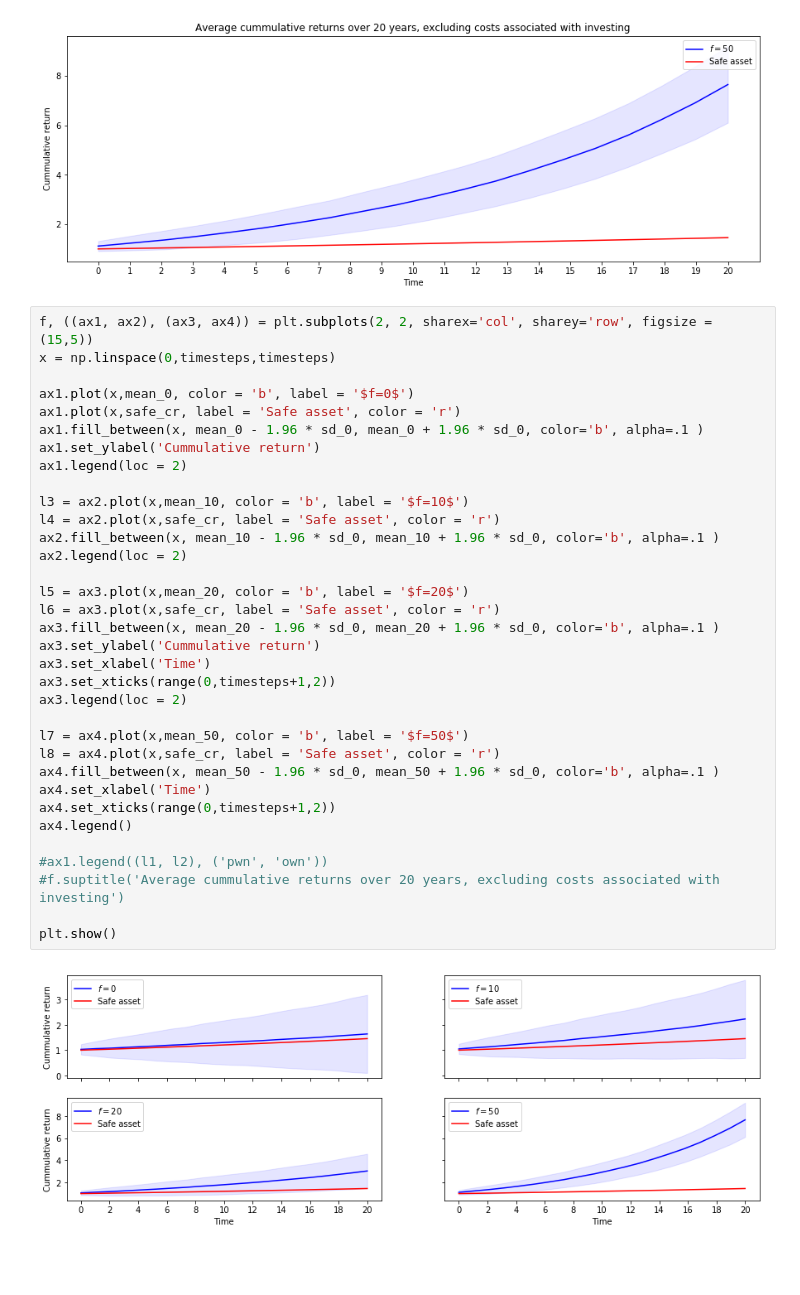
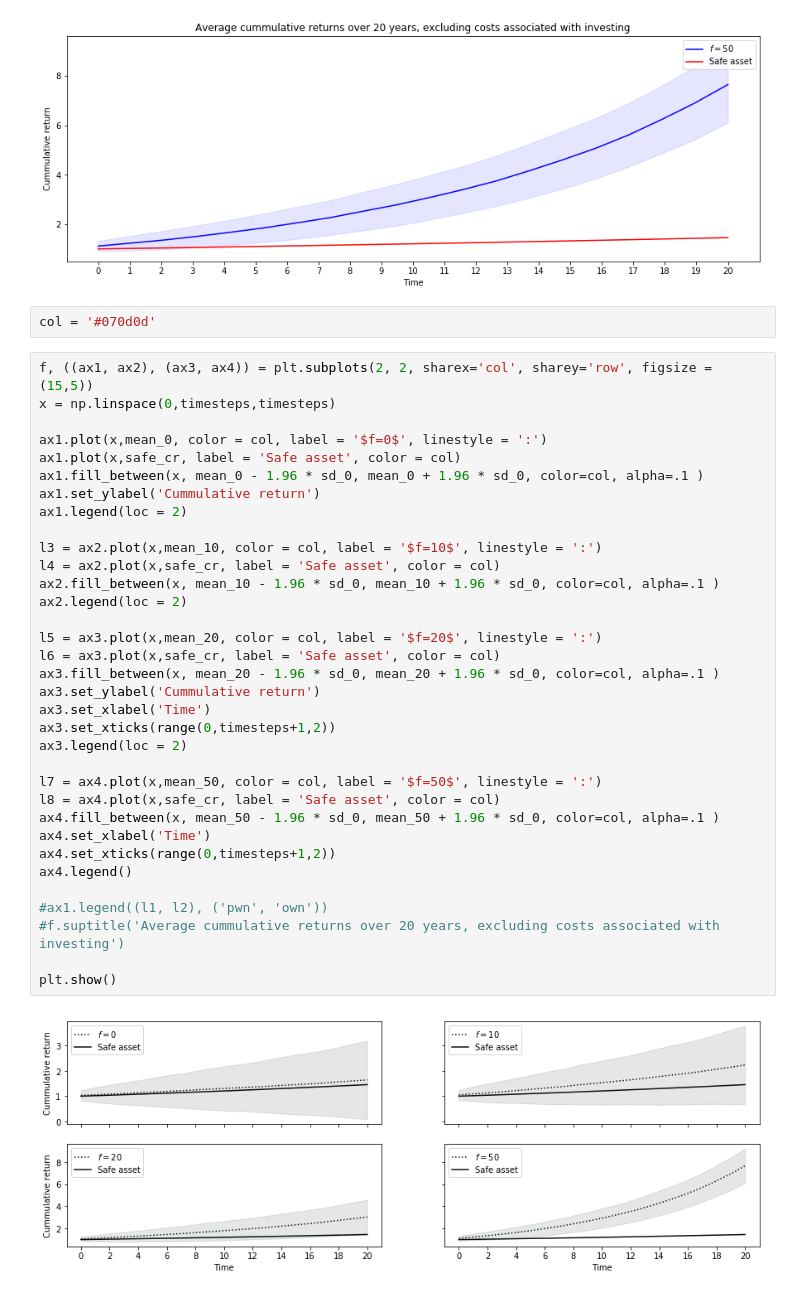
Before and after one commit to JakartaLaw/dypa_termpaper, a Jupyter notebook: src/Investigate_ReturnFunction.ipynb, the cells around one changed output. Saved outputs shown, nothing was run; the diff lists cells and outputs as text; blank space fills up the shorter version.

```diff
--- a/src/Investigate_ReturnFunction.ipynb
+++ b/src/Investigate_ReturnFunction.ipynb
@@ -151,39 +151,41 @@ plt.legend()
 plt.show()
 # %% [output]
 [figure]
+# %%
+col = '#070d0d'
 # %%
 f, ((ax1, ax2), (ax3, ax4)) = plt.subplots(2, 2, sharex='col', sharey='row', figsize = (15,5))
 x = np.linspace(0,timesteps,timesteps)
 
-ax1.plot(x,mean_0, color = 'b', label = '$f=0$')
-ax1.plot(x,safe_cr, label = 'Safe asset', color = 'r')
-ax1.fill_between(x, mean_0 - 1.96 * sd_0, mean_0 + 1.96 * sd_0, color='b', alpha=.1 )
+ax1.plot(x,mean_0, color = col, label = '$f=0$', linestyle = ':')
+ax1.plot(x,safe_cr, label = 'Safe asset', color = col)
+ax1.fill_between(x, mean_0 - 1.96 * sd_0, mean_0 + 1.96 * sd_0, color=col, alpha=.1 )
 ax1.set_ylabel('Cummulative return')
 ax1.legend(loc = 2)
 
-l3 = ax2.plot(x,mean_10, color = 'b', label = '$f=10$')
-l4 = ax2.plot(x,safe_cr, label = 'Safe asset', color = 'r')
-ax2.fill_between(x, mean_10 - 1.96 * sd_0, mean_10 + 1.96 * sd_0, color='b', alpha=.1 )
+l3 = ax2.plot(x,mean_10, color = col, label = '$f=10$', linestyle = ':')
+l4 = ax2.plot(x,safe_cr, label = 'Safe asset', color = col)
+ax2.fill_between(x, mean_10 - 1.96 * sd_0, mean_10 + 1.96 * sd_0, color=col, alpha=.1 )
 ax2.legend(loc = 2)
 
-l5 = ax3.plot(x,mean_20, color = 'b', label = '$f=20$')
-l6 = ax3.plot(x,safe_cr, label = 'Safe asset', color = 'r')
-ax3.fill_between(x, mean_20 - 1.96 * sd_0, mean_20 + 1.96 * sd_0, color='b', alpha=.1 )
+l5 = ax3.plot(x,mean_20, color = col, label = '$f=20$', linestyle = ':')
+l6 = ax3.plot(x,safe_cr, label = 'Safe asset', color = col)
+ax3.fill_between(x, mean_20 - 1.96 * sd_0, mean_20 + 1.96 * sd_0, color=col, alpha=.1 )
 ax3.set_ylabel('Cummulative return')
 ax3.set_xlabel('Time')
 ax3.set_xticks(range(0,timesteps+1,2))
 ax3.legend(loc = 2)
 
-l7 = ax4.plot(x,mean_50, color = 'b', label = '$f=50$')
-l8 = ax4.plot(x,safe_cr, label = 'Safe asset', color = 'r')
-ax4.fill_between(x, mean_50 - 1.96 * sd_0, mean_50 + 1.96 * sd_0, color='b', alpha=.1 )
+l7 = ax4.plot(x,mean_50, color = col, label = '$f=50$', linestyle = ':')
+l8 = ax4.plot(x,safe_cr, label = 'Safe asset', color = col)
+ax4.fill_between(x, mean_50 - 1.96 * sd_0, mean_50 + 1.96 * sd_0, color=col, alpha=.1 )
 ax4.set_xlabel('Time')
 ax4.set_xticks(range(0,timesteps+1,2))
 ax4.legend()
 
 #ax1.legend((l1, l2), ('pwn', 'own'))
 #f.suptitle('Average cummulative returns over 20 years, excluding costs associated with investing')
 
 plt.show()
 # %% [output]
-[figure, old version]
+[figure, new version]
```
Also changed, not shown: parts of 1 cell of this notebook, 35 other files.
